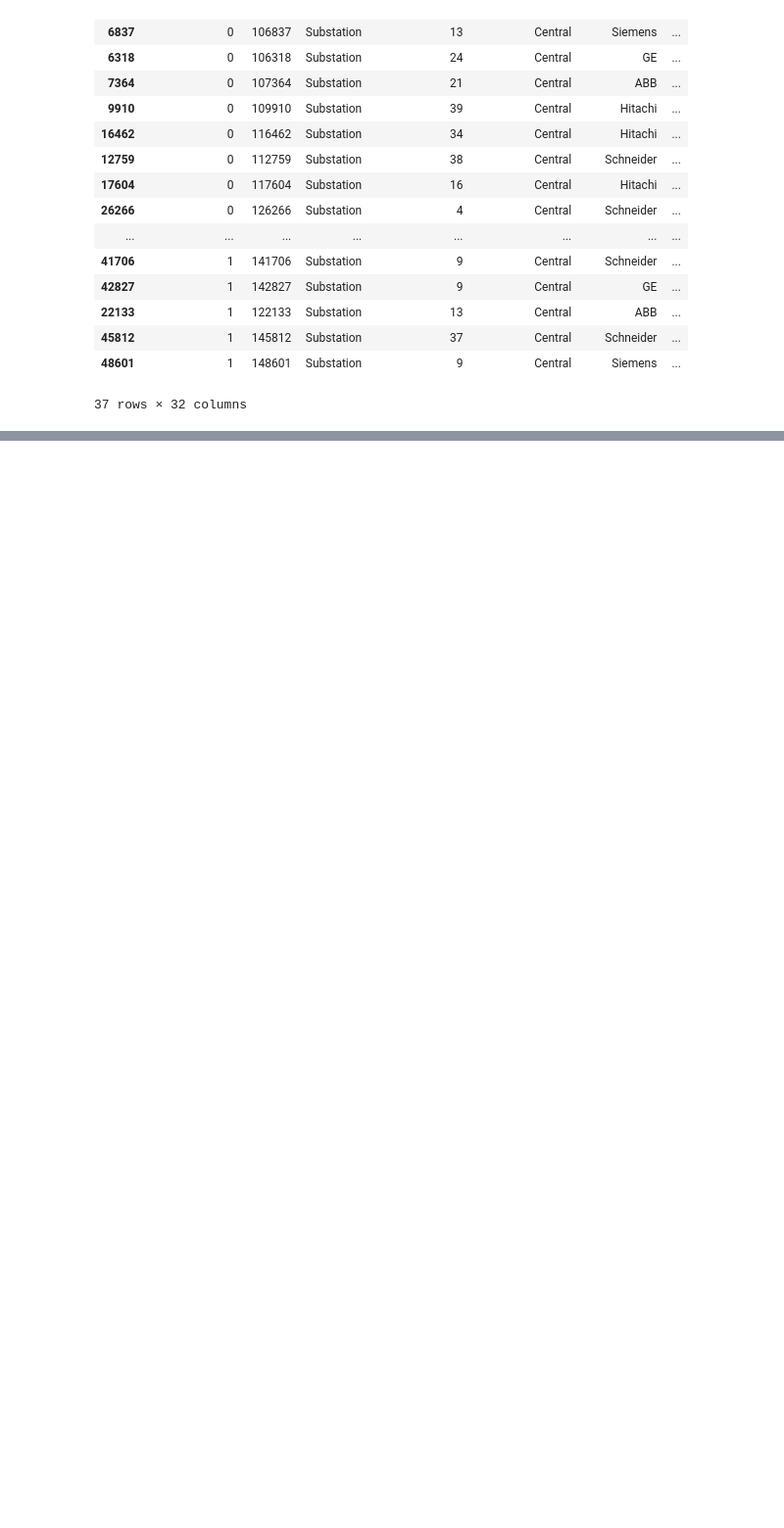
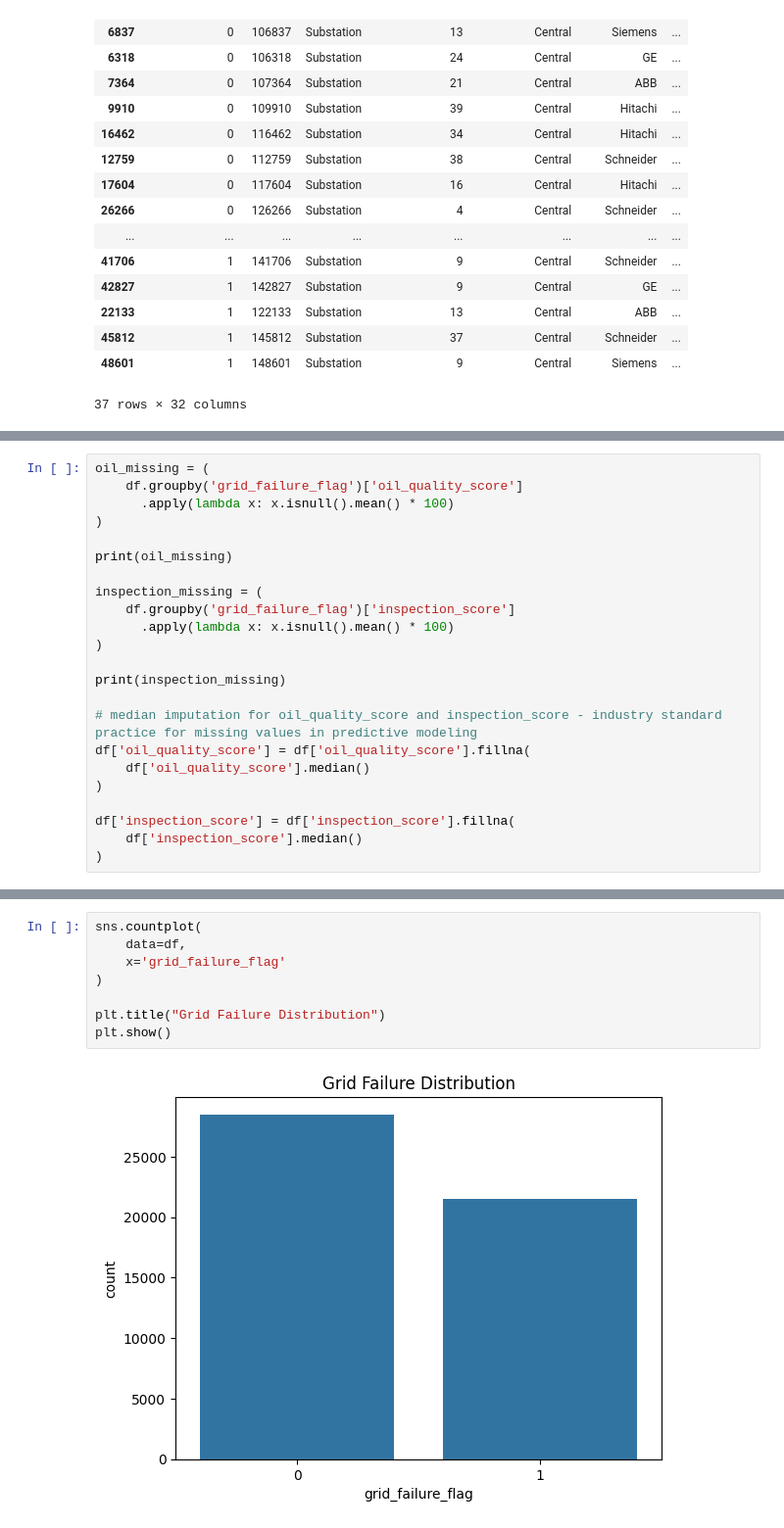
Before and after one commit to shravin/aiml, a Jupyter notebook: capstone/dataanalysis.ipynb, the cells around one changed output, grey strips where cells are left out. Shown at 98% size. Saved outputs shown, nothing was run; the diff lists cells and outputs as text; blank space fills up the shorter version.

```diff
--- a/capstone/dataanalysis.ipynb
+++ b/capstone/dataanalysis.ipynb
@@ -173,0 +423,23 @@ df[(df['grid_cluster_id'] == 1) & (df['substation_region'] == 'Central') & (df['
+# %%
+oil_missing = (
+    df.groupby('grid_failure_flag')['oil_quality_score']
+      .apply(lambda x: x.isnull().mean() * 100)
+)
+
+print(oil_missing)
+
+inspection_missing = (
+    df.groupby('grid_failure_flag')['inspection_score']
+      .apply(lambda x: x.isnull().mean() * 100)
+)
+
+print(inspection_missing)
+
+# median imputation for oil_quality_score and inspection_score - industry standard practice for missing values in predictive modeling
+df['oil_quality_score'] = df['oil_quality_score'].fillna(
+    df['oil_quality_score'].median()
+)
+
+df['inspection_score'] = df['inspection_score'].fillna(
+    df['inspection_score'].median()
+)
@@ -173,0 +487,10 @@ df[(df['grid_cluster_id'] == 1) & (df['substation_region'] == 'Central') & (df['
+# %%
+sns.countplot(
+    data=df,
+    x='grid_failure_flag'
+)
+
+plt.title("Grid Failure Distribution")
+plt.show()
+# %% [output]
+[figure, added]
```
Also changed, not shown: parts of 13 cells of this notebook, 9 other files.
